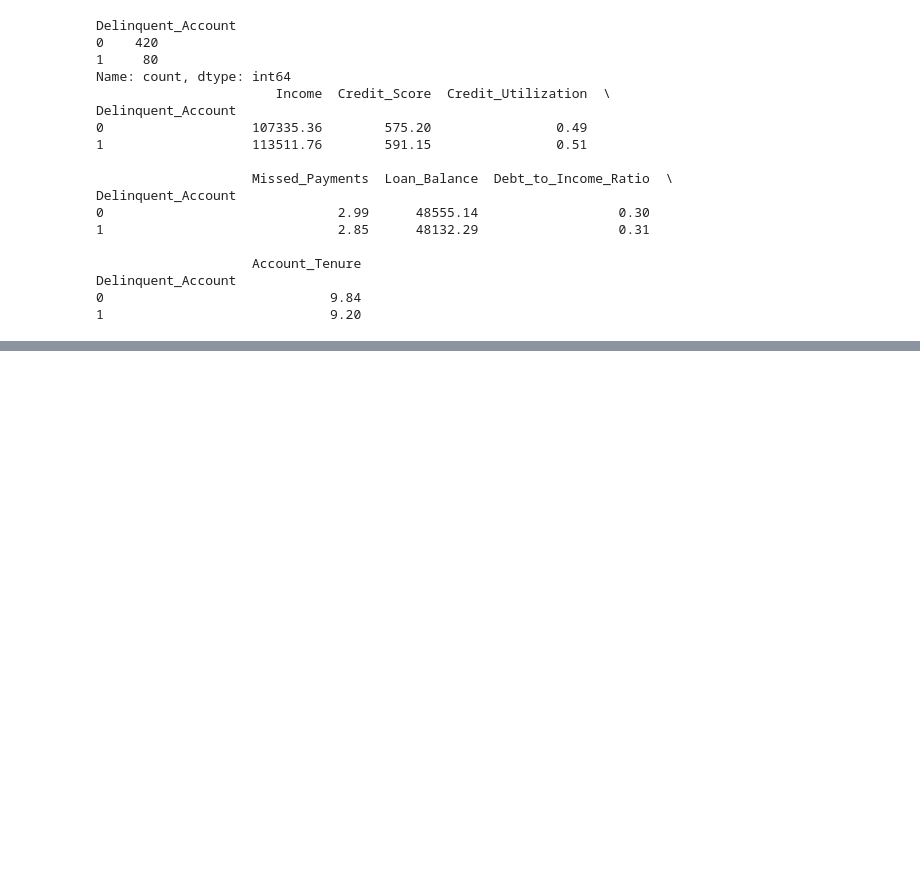
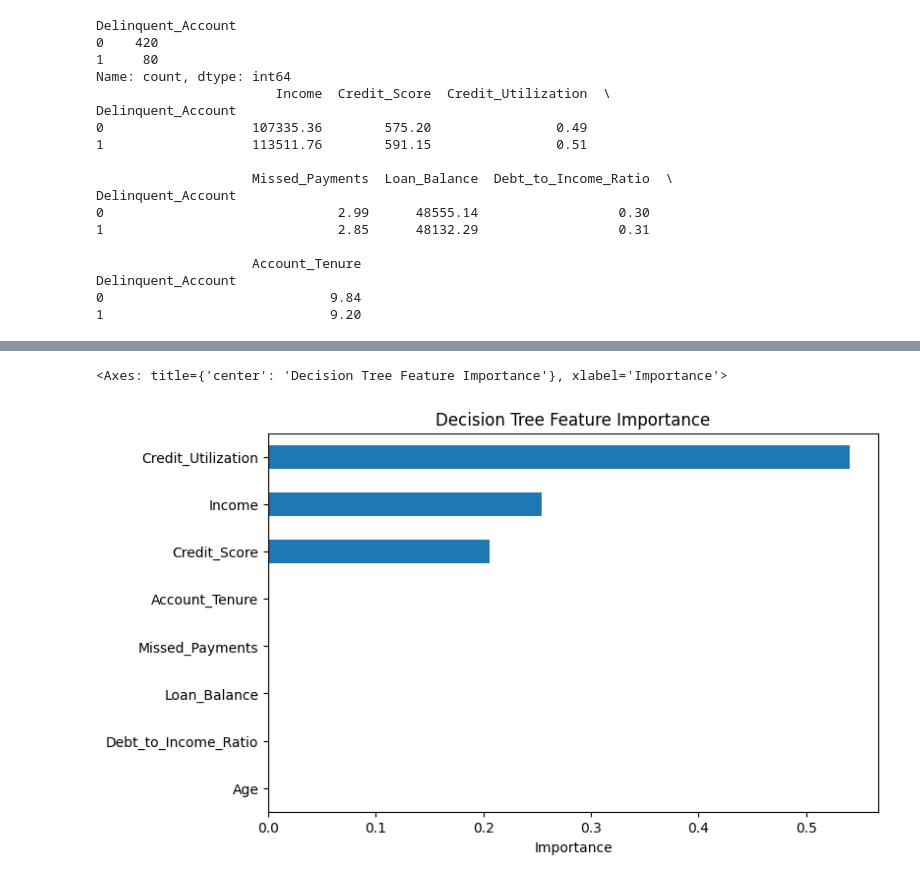
Before and after one commit to vishalkoshal80-dev/Tata-EDA-Risk-Analysis, a Jupyter notebook: Untitled19.ipynb, the cells around one changed output, grey strips where cells are left out. Cells and saved outputs as stored; diff of their text form; code cells hidden in the pictures; blank space fills up the shorter version.

```diff
--- a/Untitled19.ipynb
+++ b/Untitled19.ipynb
@@ -238,0 +644,9 @@ Delinquent_Account
+# %%
+import pandas as pd
+
+importance = pd.Series(
+    tree_model.named_steps["classifier"].feature_importances_,
+    index=X.columns
+).sort_values(ascending=False)
+
+print(importance)
@@ -238,0 +663,10 @@ Delinquent_Account
+# %%
+importance.sort_values().plot(
+    kind="barh",
+    title="Decision Tree Feature Importance",
+    xlabel="Importance",
+    figsize=(8, 5)
+)
+# %% [output]
+<Axes: title={'center': 'Decision Tree Feature Importance'}, xlabel='Importance'>
+[figure, added]
```
Also changed, not shown: parts of 19 cells of this notebook.
